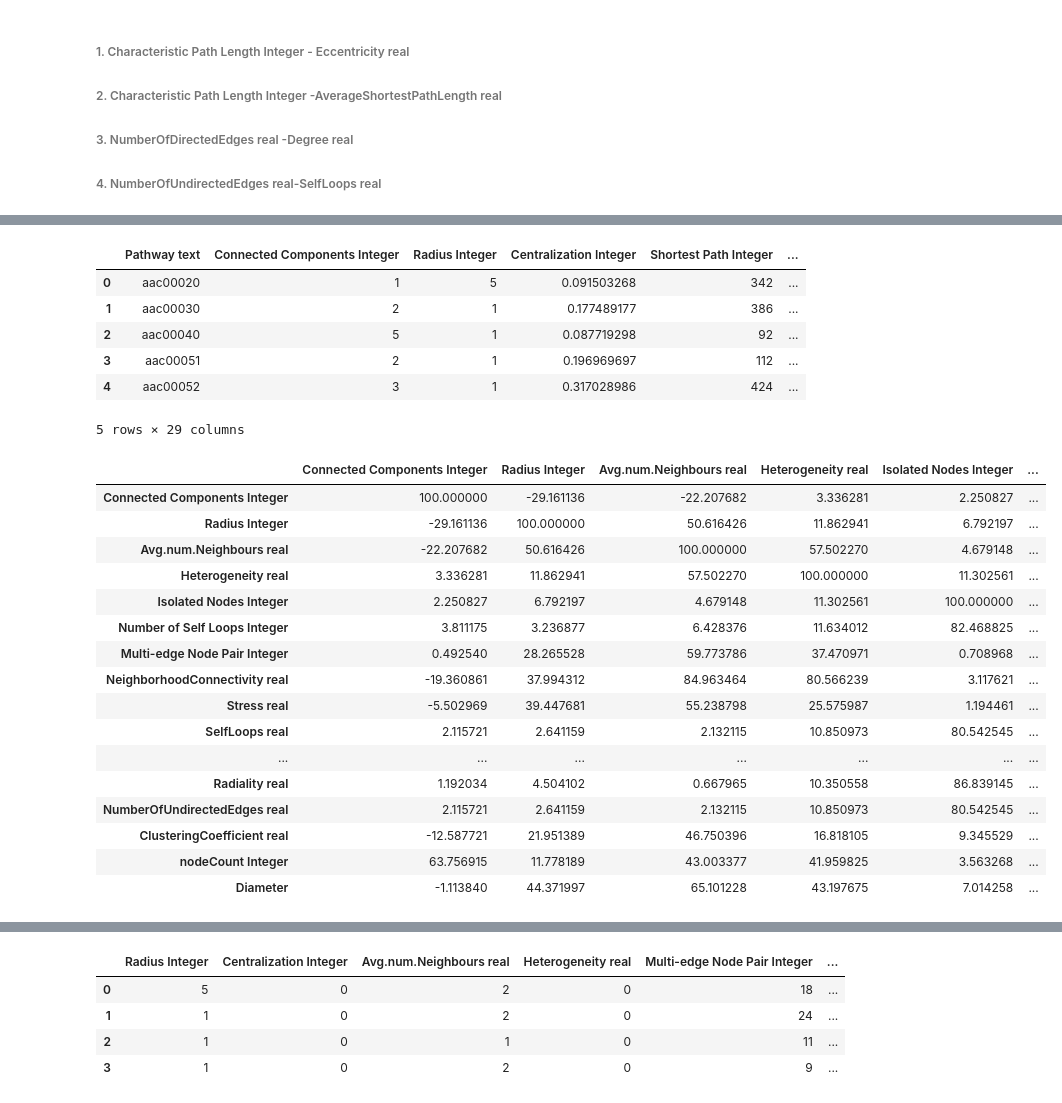
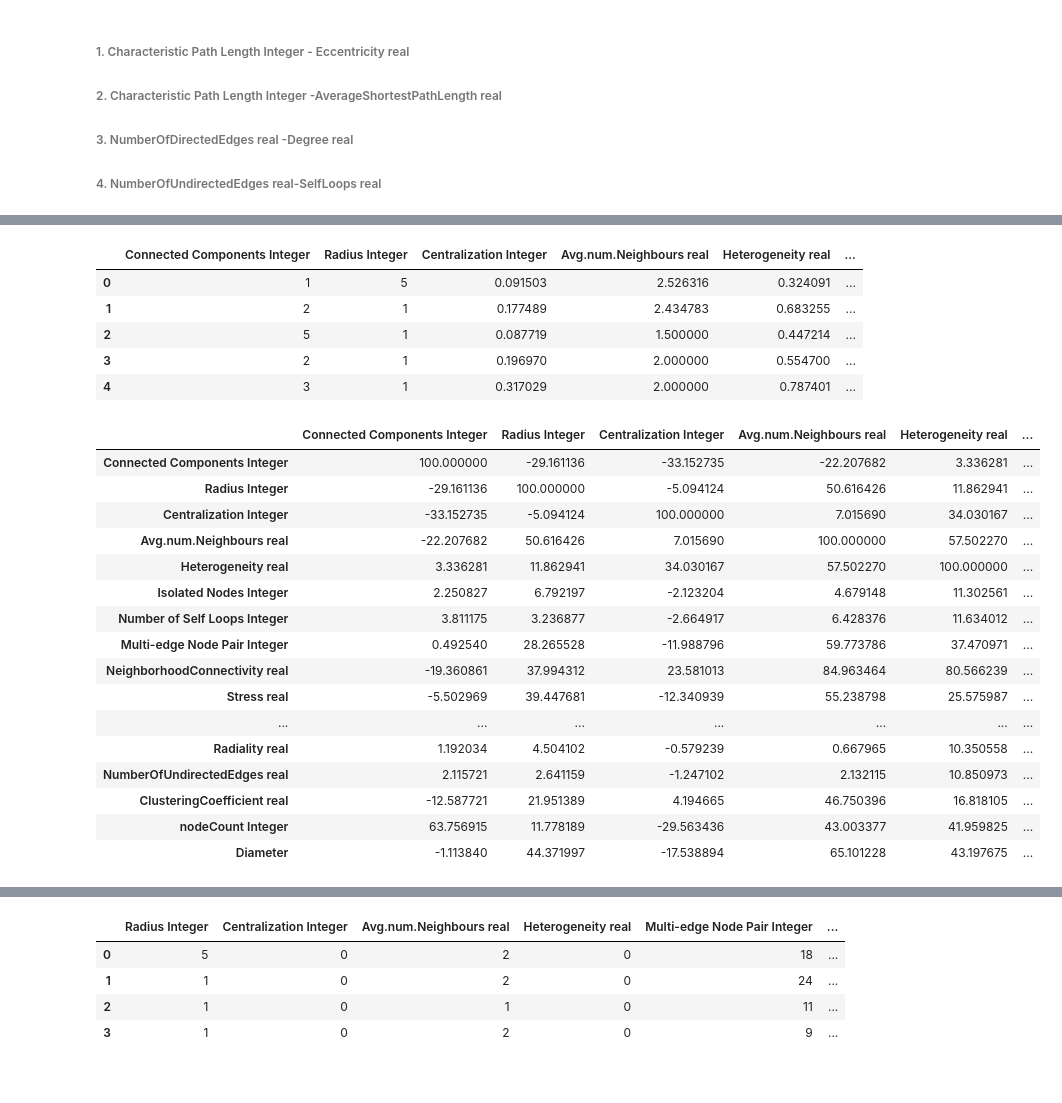
Before and after one commit to Dikshaverm/KEGG-Metabolic-Reaction-Network-Undirected-, a Jupyter notebook: KEGG Data.ipynb, the cells around one changed output, grey strips where cells are left out. Drawn from its saved outputs; the diff is of its cells as text; code cells hidden in the pictures.

```diff
--- a/KEGG Data.ipynb
+++ b/KEGG Data.ipynb
@@ -235,8 +230,18 @@ data.to_csv('Output2.csv',index=True)
 ###### 2. Characteristic Path Length Integer -AverageShortestPathLength real
 ###### 3. NumberOfDirectedEdges real -Degree real
 ###### 4. NumberOfUndirectedEdges real-SelfLoops real
+# %%
+df = data.copy()
+# %%
+# Changing the columns data type object to float.
+
+df['Centralization Integer'] = df['Centralization Integer'].astype(float)
+
+# Dropping the column Pathway text, it is an oject data type and that is not required/usefull for us.
+
+df.drop(columns = ['Pathway text'], inplace = True)
 # %%
-df3 = df2.drop(columns =  ['Partner Of MultiEdged NodePairs Integer',
+df2 = df.drop(columns =  ['Partner Of MultiEdged NodePairs Integer',
                            'edgeCount Integer',
                            'Eccentricity real',
                            'AverageShortestPathLength real',
@@ -245,5 +250,5 @@ df3 = df2.drop(columns =  ['Partner Of MultiEdged NodePairs Integer',
                            'ClosenessCentrality real',
                            'Shortest Path Integer','Characteristic Path Length Integer'])
 
-(df3.corr()*100).style.background_gradient('coolwarm')
+(df2.corr()*100).style.background_gradient('coolwarm')
 # %% [output]
@@ -298,35 +294,34 @@ df2.drop(columns = ['Pathway text','Connected Components Integer', 'Isolated Nod
 # Here we are following the problem into a regression one, Hence taking Diameter as a Dependent/Target attribute remaining
 # are indenpendent.
 
-data['Diameter'] =  data['Diameter Integer']
-df2 = data.drop(columns= ['Diameter Integer'])
+df2['Diameter'] =  df2['Diameter Integer']
+df2 = df2.drop(columns= ['Diameter Integer'])
 
 df2.head()
 # %% [output]
-|  | Pathway text | Connected Components Integer | Radius Integer | Centralization Integer | Shortest Path Integer | ... |
-| 0 | aac00020 | 1 | 5 | 0.091503268 | 342 | ... |
-| 1 | aac00030 | 2 | 1 | 0.177489177 | 386 | ... |
-| 2 | aac00040 | 5 | 1 | 0.087719298 | 92 | ... |
-| 3 | aac00051 | 2 | 1 | 0.196969697 | 112 | ... |
-| 4 | aac00052 | 3 | 1 | 0.317028986 | 424 | ... |
+|  | Connected Components Integer | Radius Integer | Centralization Integer | Avg.num.Neighbours real | Heterogeneity real | ... |
+| 0 | 1 | 5 | 0.091503 | 2.526316 | 0.324091 | ... |
+| 1 | 2 | 1 | 0.177489 | 2.434783 | 0.683255 | ... |
+| 2 | 5 | 1 | 0.087719 | 1.500000 | 0.447214 | ... |
+| 3 | 2 | 1 | 0.196970 | 2.000000 | 0.554700 | ... |
+| 4 | 3 | 1 | 0.317029 | 2.000000 | 0.787401 | ... |
-5 rows × 29 columns
 # %%
-(df3.corr()*100).style.background_gradient("coolwarm")
+(df2.corr()*100).style.background_gradient("coolwarm")
 # %% [output]
-|  | Connected Components Integer | Radius Integer | Avg.num.Neighbours real | Heterogeneity real | Isolated Nodes Integer | ... |
-| Connected Components Integer | 100.000000 | -29.161136 | -22.207682 | 3.336281 | 2.250827 | ... |
-| Radius Integer | -29.161136 | 100.000000 | 50.616426 | 11.862941 | 6.792197 | ... |
-| Avg.num.Neighbours real | -22.207682 | 50.616426 | 100.000000 | 57.502270 | 4.679148 | ... |
-| Heterogeneity real | 3.336281 | 11.862941 | 57.502270 | 100.000000 | 11.302561 | ... |
-| Isolated Nodes Integer | 2.250827 | 6.792197 | 4.679148 | 11.302561 | 100.000000 | ... |
-| Number of Self Loops Integer | 3.811175 | 3.236877 | 6.428376 | 11.634012 | 82.468825 | ... |
-| Multi-edge Node Pair Integer | 0.492540 | 28.265528 | 59.773786 | 37.470971 | 0.708968 | ... |
-| NeighborhoodConnectivity real | -19.360861 | 37.994312 | 84.963464 | 80.566239 | 3.117621 | ... |
-| Stress real | -5.502969 | 39.447681 | 55.238798 | 25.575987 | 1.194461 | ... |
-| SelfLoops real | 2.115721 | 2.641159 | 2.132115 | 10.850973 | 80.542545 | ... |
+|  | Connected Components Integer | Radius Integer | Centralization Integer | Avg.num.Neighbours real | Heterogeneity real | ... |
+| Connected Components Integer | 100.000000 | -29.161136 | -33.152735 | -22.207682 | 3.336281 | ... |
+| Radius Integer | -29.161136 | 100.000000 | -5.094124 | 50.616426 | 11.862941 | ... |
+| Centralization Integer | -33.152735 | -5.094124 | 100.000000 | 7.015690 | 34.030167 | ... |
+| Avg.num.Neighbours real | -22.207682 | 50.616426 | 7.015690 | 100.000000 | 57.502270 | ... |
+| Heterogeneity real | 3.336281 | 11.862941 | 34.030167 | 57.502270 | 100.000000 | ... |
+| Isolated Nodes Integer | 2.250827 | 6.792197 | -2.123204 | 4.679148 | 11.302561 | ... |
+| Number of Self Loops Integer | 3.811175 | 3.236877 | -2.664917 | 6.428376 | 11.634012 | ... |
+| Multi-edge Node Pair Integer | 0.492540 | 28.265528 | -11.988796 | 59.773786 | 37.470971 | ... |
+| NeighborhoodConnectivity real | -19.360861 | 37.994312 | 23.581013 | 84.963464 | 80.566239 | ... |
+| Stress real | -5.502969 | 39.447681 | -12.340939 | 55.238798 | 25.575987 | ... |
 | ... | ... | ... | ... | ... | ... | ... |
-| Radiality real | 1.192034 | 4.504102 | 0.667965 | 10.350558 | 86.839145 | ... |
-| NumberOfUndirectedEdges real | 2.115721 | 2.641159 | 2.132115 | 10.850973 | 80.542545 | ... |
-| ClusteringCoefficient real | -12.587721 | 21.951389 | 46.750396 | 16.818105 | 9.345529 | ... |
-| nodeCount Integer | 63.756915 | 11.778189 | 43.003377 | 41.959825 | 3.563268 | ... |
-| Diameter | -1.113840 | 44.371997 | 65.101228 | 43.197675 | 7.014258 | ... |
+| Radiality real | 1.192034 | 4.504102 | -0.579239 | 0.667965 | 10.350558 | ... |
+| NumberOfUndirectedEdges real | 2.115721 | 2.641159 | -1.247102 | 2.132115 | 10.850973 | ... |
+| ClusteringCoefficient real | -12.587721 | 21.951389 | 4.194665 | 46.750396 | 16.818105 | ... |
+| nodeCount Integer | 63.756915 | 11.778189 | -29.563436 | 43.003377 | 41.959825 | ... |
+| Diameter | -1.113840 | 44.371997 | -17.538894 | 65.101228 | 43.197675 | ... |
```
Also changed, not shown: parts of 40 cells of this notebook, 1 other file.
